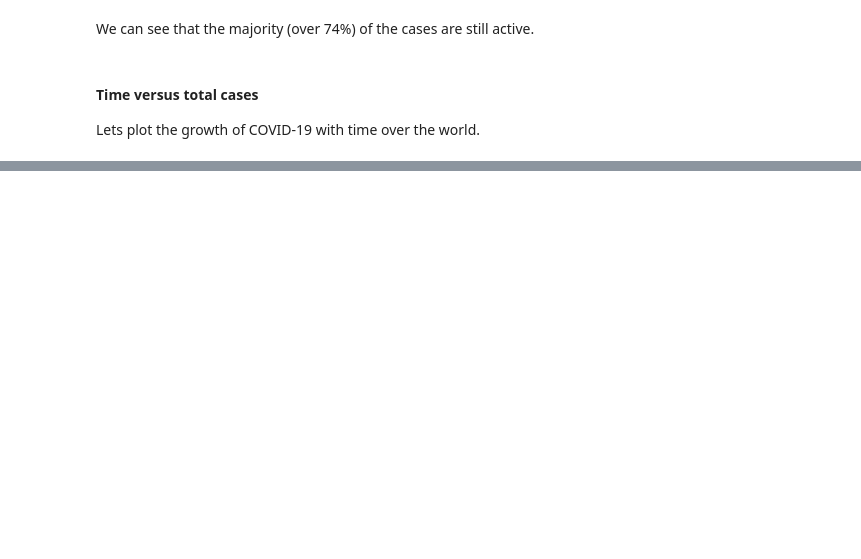
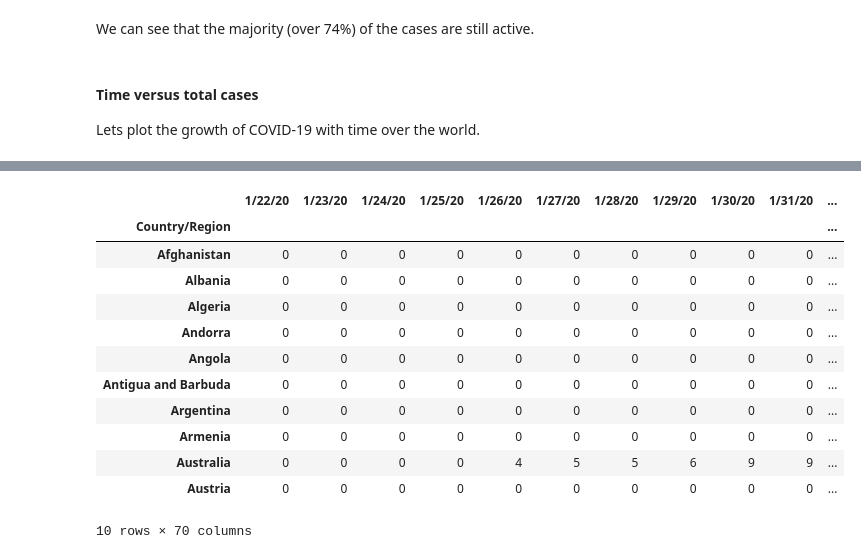
Before and after one commit to plasmagirl/Outbreak-of-COVID-19, a Jupyter notebook: COVID-19.ipynb, the cells around one changed output, grey strips where cells are left out. Saved outputs shown, nothing was run; the diff lists cells and outputs as text; code cells hidden in the pictures; blank space fills up the shorter version.

```diff
--- a/COVID-19.ipynb
+++ b/COVID-19.ipynb
@@ -231,0 +286,18 @@ fig.show()
+# %%
+covid_confirmed_split = covid_confirmed.drop(columns=['Lat', 'Long'])
+covid_confirmed_tot_country = covid_confirmed_split.groupby(by = 'Country/Region').sum()
+covid_confirmed_tot_country.head(10)
+# %% [output]
+|  | 1/22/20 | 1/23/20 | 1/24/20 | 1/25/20 | 1/26/20 | 1/27/20 | 1/28/20 | 1/29/20 | 1/30/20 | 1/31/20 | ... |
+| Country/Region |  |  |  |  |  |  |  |  |  |  | ... |
+| Afghanistan | 0 | 0 | 0 | 0 | 0 | 0 | 0 | 0 | 0 | 0 | ... |
+| Albania | 0 | 0 | 0 | 0 | 0 | 0 | 0 | 0 | 0 | 0 | ... |
+| Algeria | 0 | 0 | 0 | 0 | 0 | 0 | 0 | 0 | 0 | 0 | ... |
+| Andorra | 0 | 0 | 0 | 0 | 0 | 0 | 0 | 0 | 0 | 0 | ... |
+| Angola | 0 | 0 | 0 | 0 | 0 | 0 | 0 | 0 | 0 | 0 | ... |
+| Antigua and Barbuda | 0 | 0 | 0 | 0 | 0 | 0 | 0 | 0 | 0 | 0 | ... |
+| Argentina | 0 | 0 | 0 | 0 | 0 | 0 | 0 | 0 | 0 | 0 | ... |
+| Armenia | 0 | 0 | 0 | 0 | 0 | 0 | 0 | 0 | 0 | 0 | ... |
+| Australia | 0 | 0 | 0 | 0 | 4 | 5 | 5 | 6 | 9 | 9 | ... |
+| Austria | 0 | 0 | 0 | 0 | 0 | 0 | 0 | 0 | 0 | 0 | ... |
+10 rows × 70 columns
```
Also changed, not shown: parts of 25 cells of this notebook.
